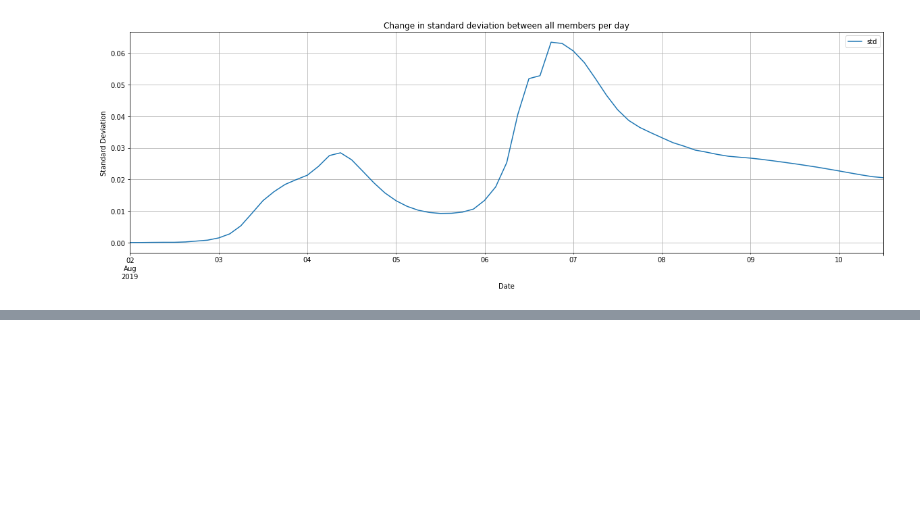
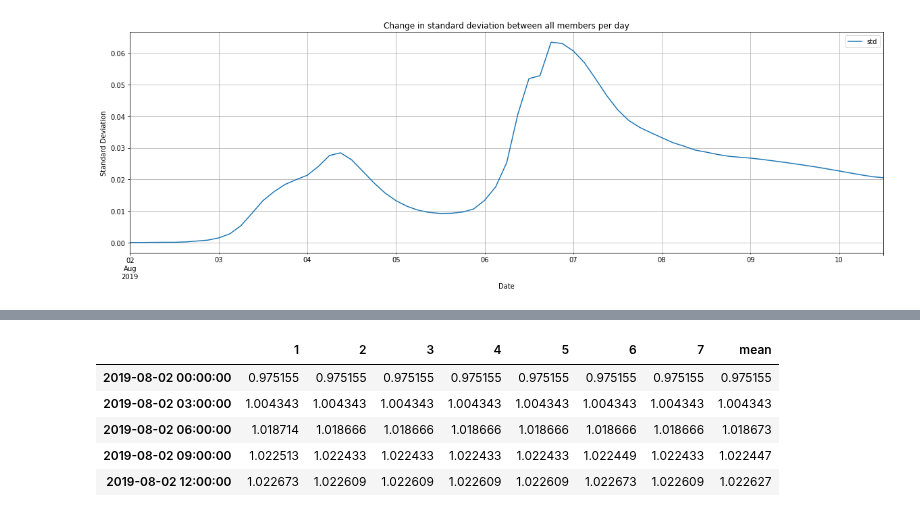
Before and after one commit to Dewberry/fcast, a Jupyter notebook: forecast/MediumRangeForecasts.ipynb, the cells around one changed output, grey strips where cells are left out. Drawn from its saved outputs; the diff is of its cells as text; code cells hidden in the pictures; blank space fills up the shorter version.

```diff
--- a/forecast/MediumRangeForecasts.ipynb
+++ b/forecast/MediumRangeForecasts.ipynb
@@ -178,0 +208,9 @@ ax.set(xlabel='Date', ylabel='Standard Deviation');
+# %%
+stage_df_usgs.head()
+# %% [output]
+|  | 1 | 2 | 3 | 4 | 5 | 6 | 7 | mean |
+| 2019-08-02 00:00:00 | 0.975155 | 0.975155 | 0.975155 | 0.975155 | 0.975155 | 0.975155 | 0.975155 | 0.975155 |
+| 2019-08-02 03:00:00 | 1.004343 | 1.004343 | 1.004343 | 1.004343 | 1.004343 | 1.004343 | 1.004343 | 1.004343 |
+| 2019-08-02 06:00:00 | 1.018714 | 1.018666 | 1.018666 | 1.018666 | 1.018666 | 1.018666 | 1.018666 | 1.018673 |
+| 2019-08-02 09:00:00 | 1.022513 | 1.022433 | 1.022433 | 1.022433 | 1.022433 | 1.022449 | 1.022433 | 1.022447 |
+| 2019-08-02 12:00:00 | 1.022673 | 1.022609 | 1.022609 | 1.022609 | 1.022609 | 1.022673 | 1.022609 | 1.022627 |
```
Also changed, not shown: parts of 12 cells of this notebook, 2 other files.
